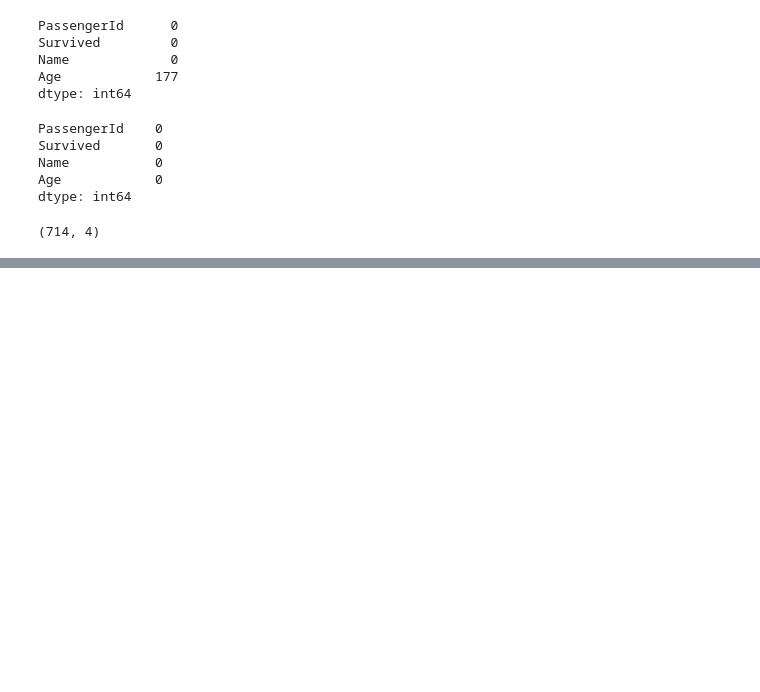
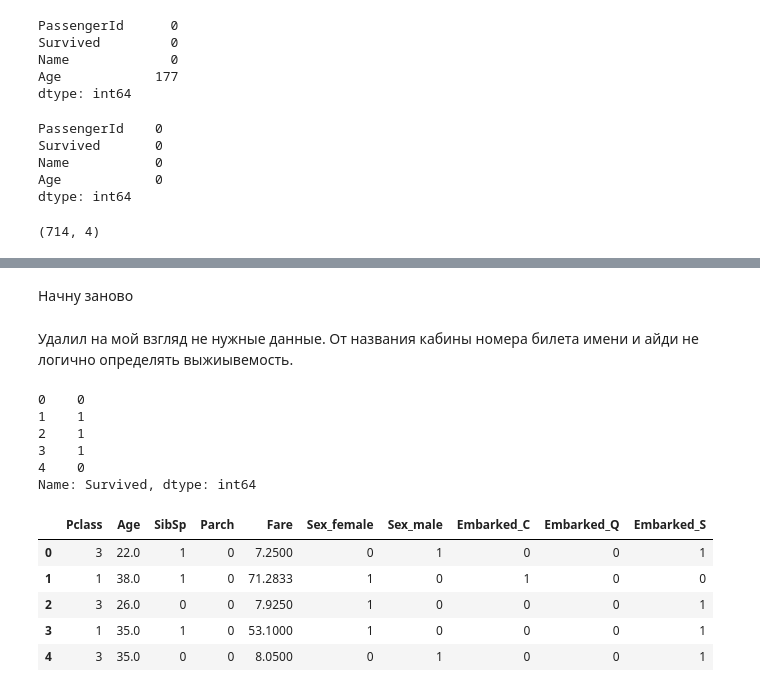
Before and after one commit to Ch0k/ML-DZ5, a Jupyter notebook: Untitled2.ipynb, the cells around one changed output, grey strips where cells are left out. Cells and saved outputs as stored; diff of their text form; code cells hidden in the pictures; blank space fills up the shorter version.

```diff
--- a/Untitled2.ipynb
+++ b/Untitled2.ipynb
@@ -317,0 +440,2 @@ df.shape
+# %%
+df = df.drop(columns=['Embarked', 'Cabin','Ticket','SibSp','Parch','Pclass','Sex'])
@@ -317,0 +451,2 @@ df.shape
+# %%
+df = df.dropna()
@@ -317,0 +502,9 @@ df.shape
+# %% [markdown]
+Начну заново
+# %%
+data = pd.read_csv('train.csv')
+
+data = data.drop(columns=['Cabin','Ticket','PassengerId','Name'])
+#res_mean = data['Age'].mean()
+#print(res_mean)
+data = data.fillna(df.mean())
@@ -317,0 +513,25 @@ df.shape
+# %% [markdown]
+Удалил на мой взгляд не нужные данные. От названия кабины номера билета имени и айди не логично определять выжиывемость.
+# %%
+data['Embarked'] = data['Embarked'].fillna(data['Embarked'].mode()[0])
+y = data['Survived']
+y.head()
+# %% [output]
+0    0
+1    1
+2    1
+3    1
+4    0
+Name: Survived, dtype: int64
+# %%
+X = pd.get_dummies(data)
+
+del X['Survived']
+X.head()
+# %% [output]
+|  | Pclass | Age | SibSp | Parch | Fare | Sex_female | Sex_male | Embarked_C | Embarked_Q | Embarked_S |
+| 0 | 3 | 22.0 | 1 | 0 | 7.2500 | 0 | 1 | 0 | 0 | 1 |
+| 1 | 1 | 38.0 | 1 | 0 | 71.2833 | 1 | 0 | 1 | 0 | 0 |
+| 2 | 3 | 26.0 | 0 | 0 | 7.9250 | 1 | 0 | 0 | 0 | 1 |
+| 3 | 1 | 35.0 | 1 | 0 | 53.1000 | 1 | 0 | 0 | 0 | 1 |
+| 4 | 3 | 35.0 | 0 | 0 | 8.0500 | 0 | 1 | 0 | 0 | 1 |
```
Also changed, not shown: parts of 45 cells of this notebook.
